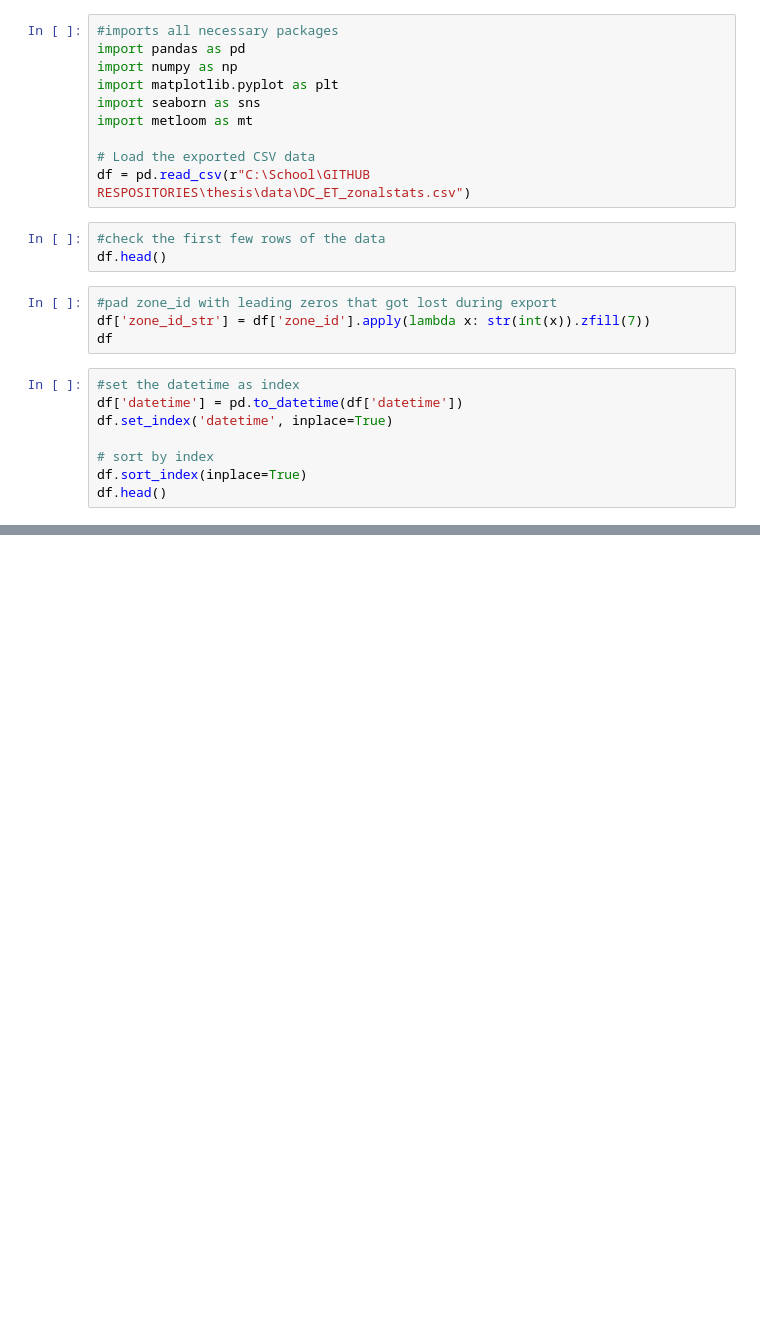
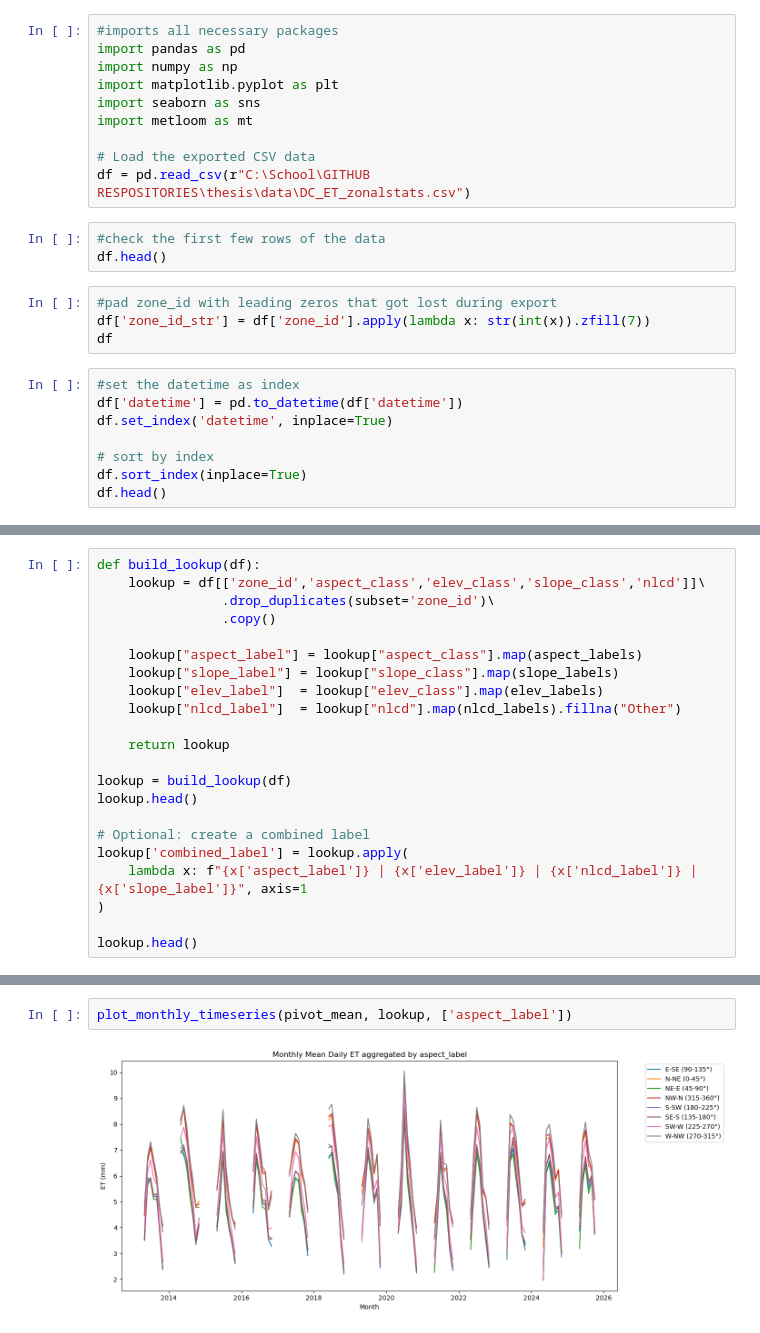
Before and after one commit to gitmax-amazing/thesis, a Jupyter notebook: geeet-plotting.ipynb, the cells around one changed output, grey strips where cells are left out. Drawn from its saved outputs; the diff is of its cells as text; blank space fills up the shorter version.

Commit message:
updated plotting notebook

```diff
--- a/geeet-plotting.ipynb
+++ b/geeet-plotting.ipynb
@@ -186,0 +113,22 @@ plt.show()
+# %%
+def build_lookup(df):
+    lookup = df[['zone_id','aspect_class','elev_class','slope_class','nlcd']]\
+                .drop_duplicates(subset='zone_id')\
+                .copy()
+
+    lookup["aspect_label"] = lookup["aspect_class"].map(aspect_labels)
+    lookup["slope_label"] = lookup["slope_class"].map(slope_labels)
+    lookup["elev_label"]  = lookup["elev_class"].map(elev_labels)
+    lookup["nlcd_label"]  = lookup["nlcd"].map(nlcd_labels).fillna("Other")
+
+    return lookup
+
+lookup = build_lookup(df)
+lookup.head()
+
+# Optional: create a combined label
+lookup['combined_label'] = lookup.apply(
+    lambda x: f"{x['aspect_label']} | {x['elev_label']} | {x['nlcd_label']} | {x['slope_label']}", axis=1
+)
+
+lookup.head()
@@ -186,0 +189,4 @@ plt.show()
+# %%
+plot_monthly_timeseries(pivot_mean, lookup, ['aspect_label'])
+# %% [output]
+[figure, added]
```
Also changed, not shown: parts of 16 cells of this notebook, 1 other file.
